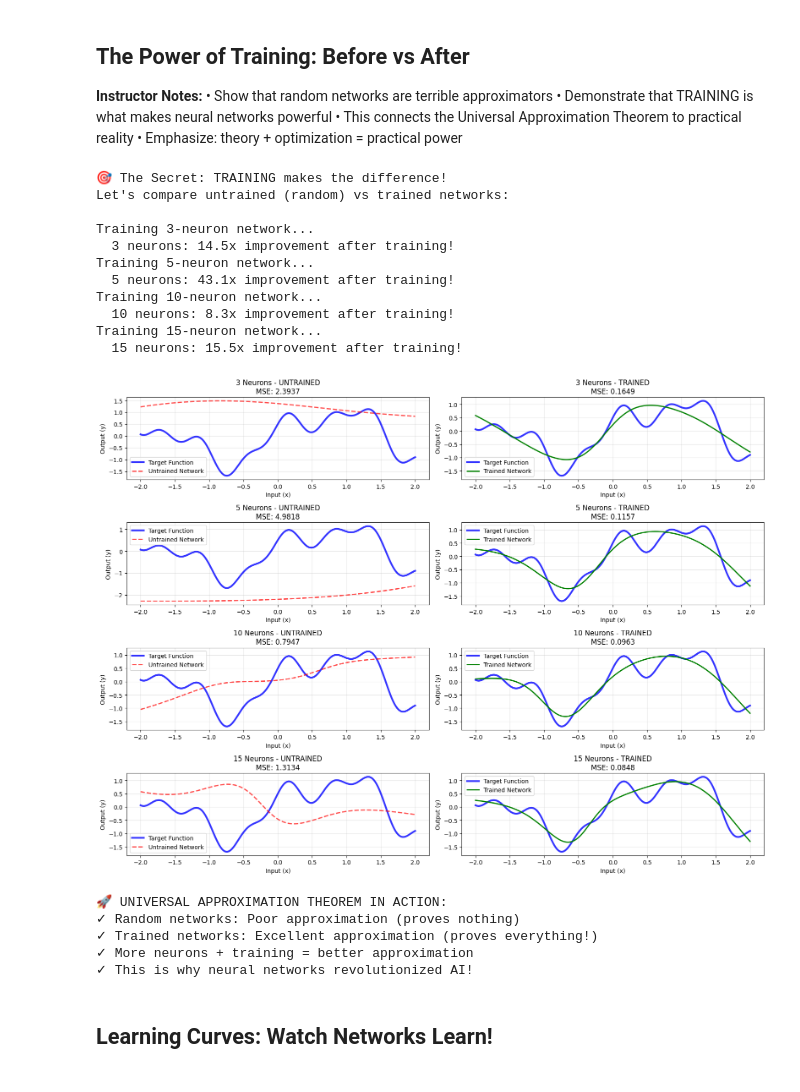
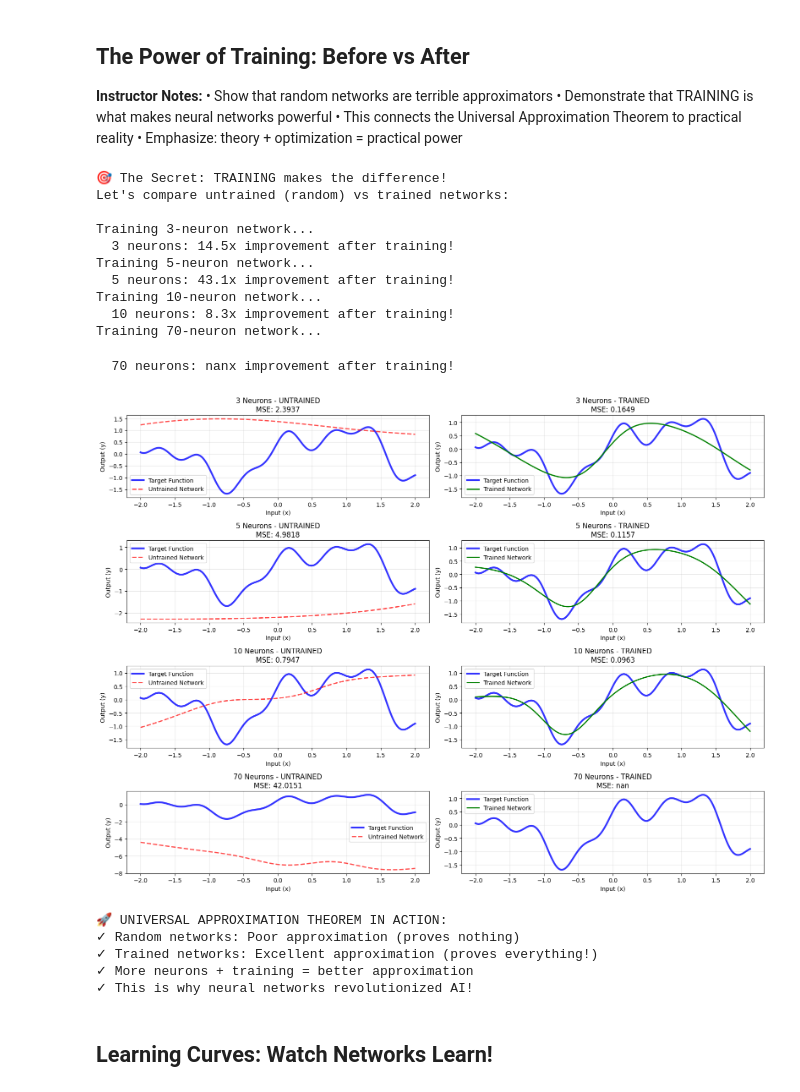
Before and after one commit to Robbyswimmer/CBU-CSC422, a Jupyter notebook: Materials/Module 2: Neural Networks/IC_1_shallow_neural_network_instructor.ipynb, the cells around one changed output. Drawn from its saved outputs; the diff is of its cells as text; code cells hidden in the pictures.

```diff
--- a/Materials/Module 2: Neural Networks/IC_1_shallow_neural_network_instructor.ipynb
+++ b/Materials/Module 2: Neural Networks/IC_1_shallow_neural_network_instructor.ipynb
@@ -434,7 +434,7 @@ print()
 # Compare different network sizes: untrained vs trained
 plt.figure(figsize=(16, 12))
 
-neuron_sizes = [3, 5, 10, 15]
+neuron_sizes = [3, 5, 10, 70]
 for i, n_neurons in enumerate(neuron_sizes):
 
     # Create two identical networks (same random initialization)
@@ -470,41 +470,41 @@ for i, n_neurons in enumerate(neuron_sizes):
     plt.subplot(4, 2, 2*i + 2)
     plt.plot(x_demo, y_demo, 'b-', linewidth=3, label='Target Function', alpha=0.8)
     plt.plot(x_demo, y_trained, 'g-', linewidth=2, label='Trained Network')
     plt.title(f'{n_neurons} Neurons - TRAINED\nMSE: {trained_mse:.4f}')
     plt.xlabel('Input (x)')
     plt.ylabel('Output (y)')
     plt.legend()
     plt.grid(True, alpha=0.3)
 
     improvement = untrained_mse / trained_mse
     print(f"  {n_neurons} neurons: {improvement:.1f}x improvement after training!")
 
 plt.tight_layout()
 plt.show()
 
 print("\n🚀 UNIVERSAL APPROXIMATION THEOREM IN ACTION:")
 print("✓ Random networks: Poor approximation (proves nothing)")
 print("✓ Trained networks: Excellent approximation (proves everything!)")
 print("✓ More neurons + training = better approximation")
 print("✓ This is why neural networks revolutionized AI!")
 # %% [output]
 🎯 The Secret: TRAINING makes the difference!
 Let's compare untrained (random) vs trained networks:
 
 Training 3-neuron network...
   3 neurons: 14.5x improvement after training!
 Training 5-neuron network...
   5 neurons: 43.1x improvement after training!
 Training 10-neuron network...
   10 neurons: 8.3x improvement after training!
-Training 15-neuron network...
-  15 neurons: 15.5x improvement after training!
+Training 70-neuron network...
+  70 neurons: nanx improvement after training!
-[figure, old version]
+[figure, new version]
-🚀 UNIVERSAL APPROXIMATION THEOREM IN ACTION:
-✓ Random networks: Poor approximation (proves nothing)
-✓ Trained networks: Excellent approximation (proves everything!)
-✓ More neurons + training = better approximation
-✓ This is why neural networks revolutionized AI!
+🚀 UNIVERSAL APPROXIMATION THEOREM IN ACTION:
+✓ Random networks: Poor approximation (proves nothing)
+✓ Trained networks: Excellent approximation (proves everything!)
+✓ More neurons + training = better approximation
+✓ This is why neural networks revolutionized AI!
 # %% [markdown]
 ## Learning Curves: Watch Networks Learn!
 # %%
```
Also changed, not shown: parts of 12 cells of this notebook, 4 other files.
